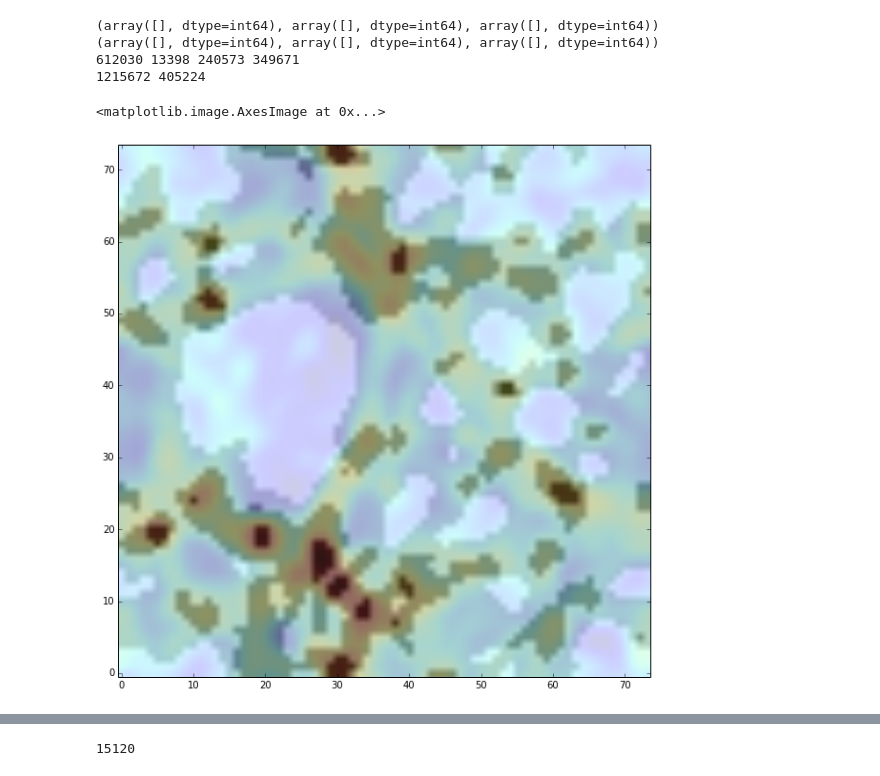
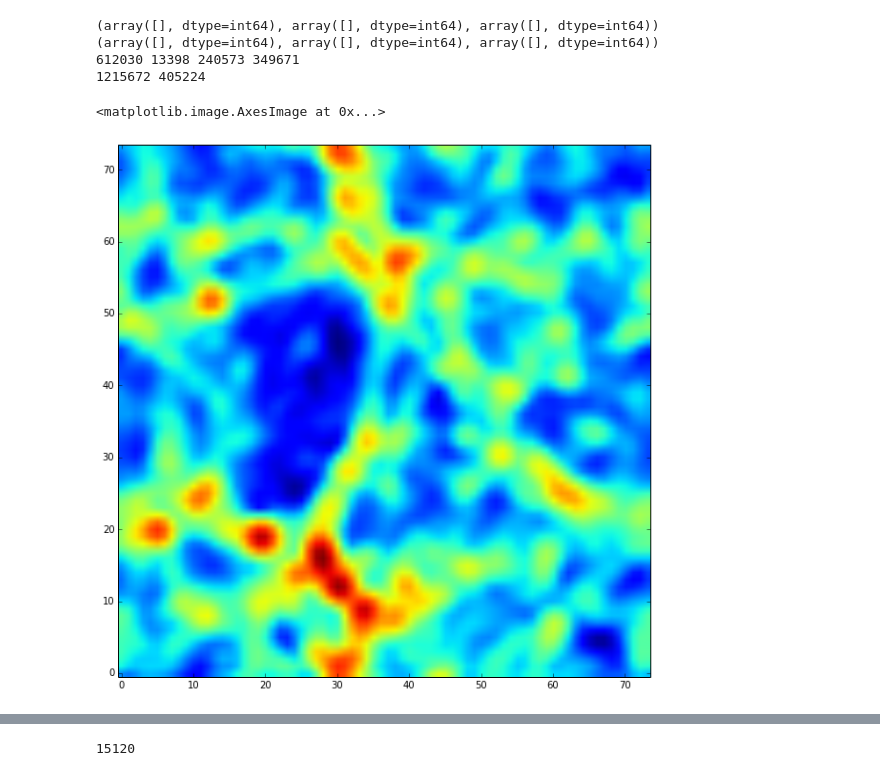
Before and after one commit to forero/ArepoWeb, a Jupyter notebook: src/StatsCosmicWeb.ipynb, the cells around one changed output, grey strips where cells are left out. Saved outputs shown, nothing was run; the diff lists cells and outputs as text; code cells hidden in the pictures.

```diff
--- a/src/StatsCosmicWeb.ipynb
+++ b/src/StatsCosmicWeb.ipynb
@@ -111,11 +111,11 @@ print size(sheet_id) + size(peak_id) + size(filament_id) +size(void_id), size(la
 612030 13398 240573 349671
 1215672 405224
 # %%
-imshow(environment_grid[:,10,:],cmap='Greys',alpha=0.9)
-imshow(log10(delta[:,10,:]+1.56), aspect='equal',origin='lower', alpha=0.2)
+#imshow(environment_grid[:,10,:],cmap='Greys',alpha=0.9)
+imshow(log10(delta[:,10,:]+1.56), aspect='equal',origin='lower', alpha=1.0)
 # %% [output]
 <matplotlib.image.AxesImage at 0x...>
-[figure, old version]
+[figure, new version]
 # %%
 def load_snap(path, snapnum, filenum):
     filename="%s/snap_%d.%d"%(path, snapnum, filenum)
```
Also changed, not shown: parts of 9 cells of this notebook.
